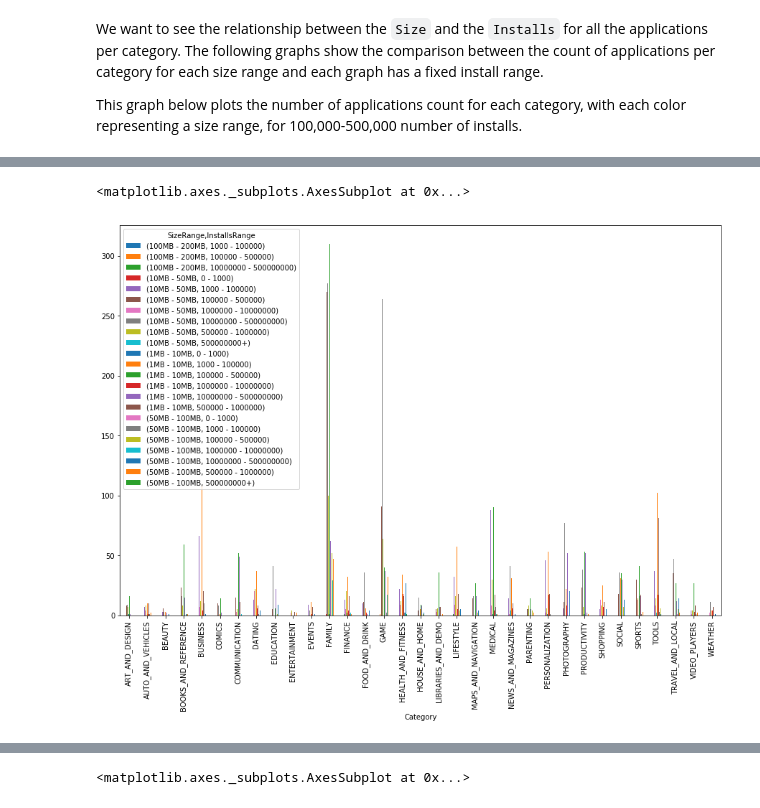
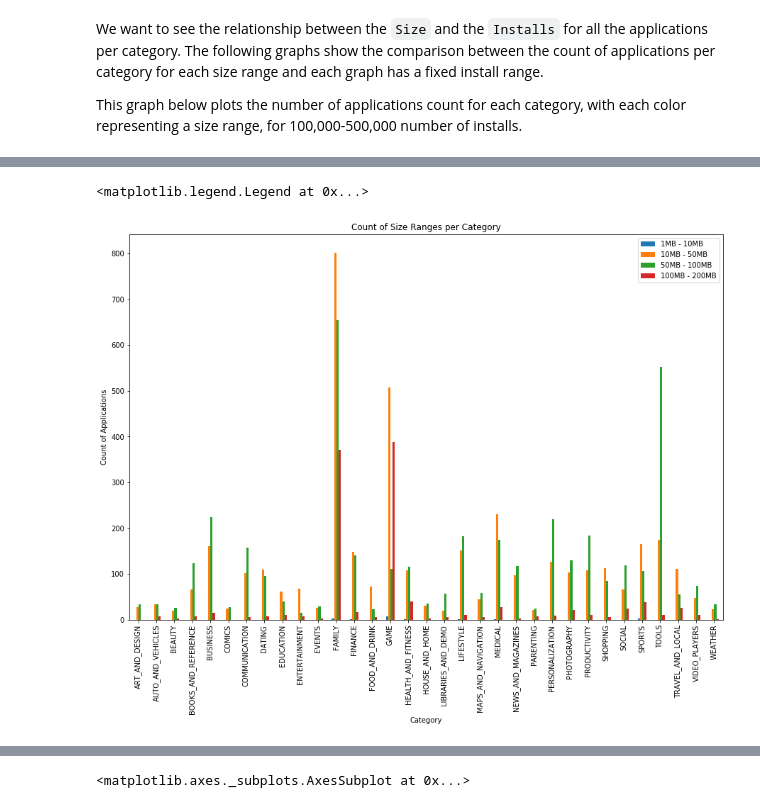
Before and after one commit to RandHood/DataSighence, a Jupyter notebook: notebook.ipynb, the cells around one changed output, grey strips where cells are left out. Drawn from its saved outputs; the diff is of its cells as text; code cells hidden in the pictures.

```diff
--- a/notebook.ipynb
+++ b/notebook.ipynb
@@ -495,9 +493,0 @@ pd.crosstab(store_data_copy.dropna().InstallsRange, store_data_copy.dropna().Siz
-# %%
-installs_ranges_array
-SizeRangeOrdered
-store_data_copy['InstallsRange'] = store_data_copy['InstallsRange'].astype('category')
-store_data_copy['SizeRange'] = store_data_copy['SizeRange'].astype('category')
-store_data_copy.dtypes
-plt.figure(figsize=(13, 10))
-plt.scatter(store_data_copy.dropna().InstallsRange, store_data_copy.dropna().SizeRange)
-# ax = sns.stripplot(x="InstallsRange", y="SizeRange", data=store_data_copy)
@@ -507,18 +505,11 @@ plt.scatter(store_data_copy.dropna().InstallsRange, store_data_copy.dropna().Siz
 # %%
 SizeRangeOrdered = ['1MB - 10MB', '10MB - 50MB' , '50MB - 100MB', '100MB - 200MB']
-df_plot = pd.crosstab(store_data_copy.dropna().Category, [store_data_copy.dropna().SizeRange, store_data_copy['InstallsRange']])
-# df_plot.plot(kind="bar",figsize=(15, 10))
-
-#current_handles, current_labels = plt.gca().get_legend_handles_labels()
-#plt.title("Graph for 100,000-500,000 number of installs.")
-#plt.xlabel("Category")
-#plt.ylabel("Count of Applications")
-#plt.legend(current_handles,SizeRangeOrdered)
-#print(store_data_copy.dropna().InstallsRange)
-
-fig, ax = plt.subplots()
-df_plot.plot(kind="bar",figsize=(15, 10), ax=ax)
-# ax.legend(SizeRangeOrdered);
+pd.crosstab(store_data_copy.dropna().Category, [store_data_copy.dropna().SizeRange.sort_values(ascending=True), store_data_copy.dropna().InstallsRange[1]]).plot(kind="bar",figsize=(15, 10));
+current_handles, current_labels = plt.gca().get_legend_handles_labels()
+plt.title("Count of Size Ranges per Category")
+plt.xlabel("Category")
+plt.ylabel("Count of Applications")
+plt.legend(current_handles,SizeRangeOrdered)
 # %% [output]
-<matplotlib.axes._subplots.AxesSubplot at 0x...>
+<matplotlib.legend.Legend at 0x...>
-[figure, old version]
+[figure, new version]
```
Also changed, not shown: parts of 31 cells of this notebook.
